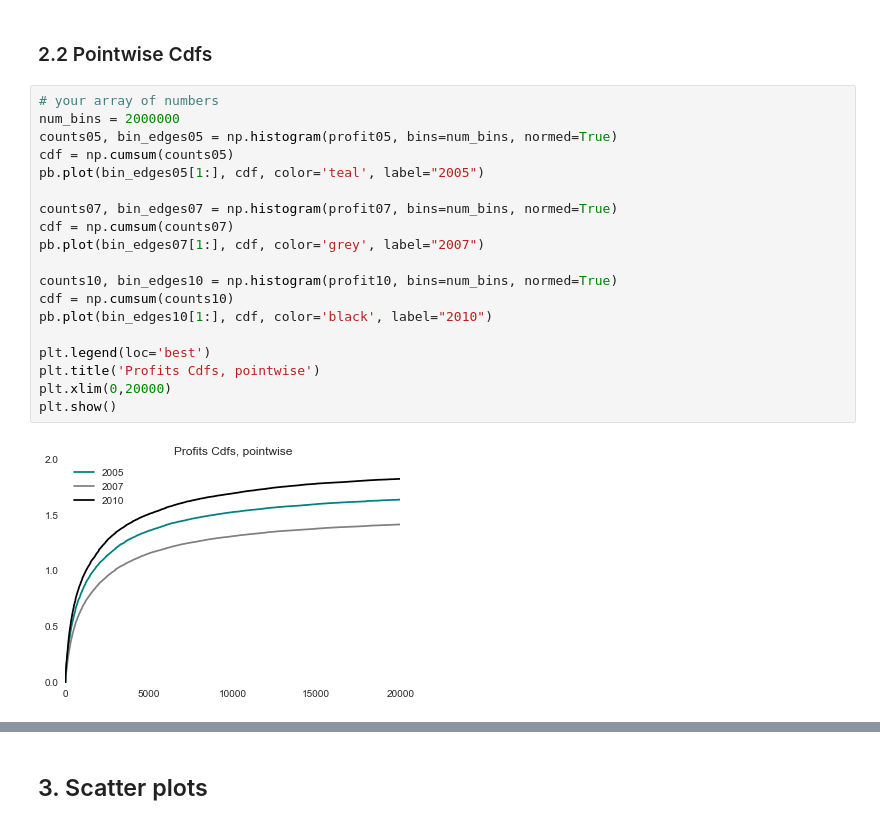
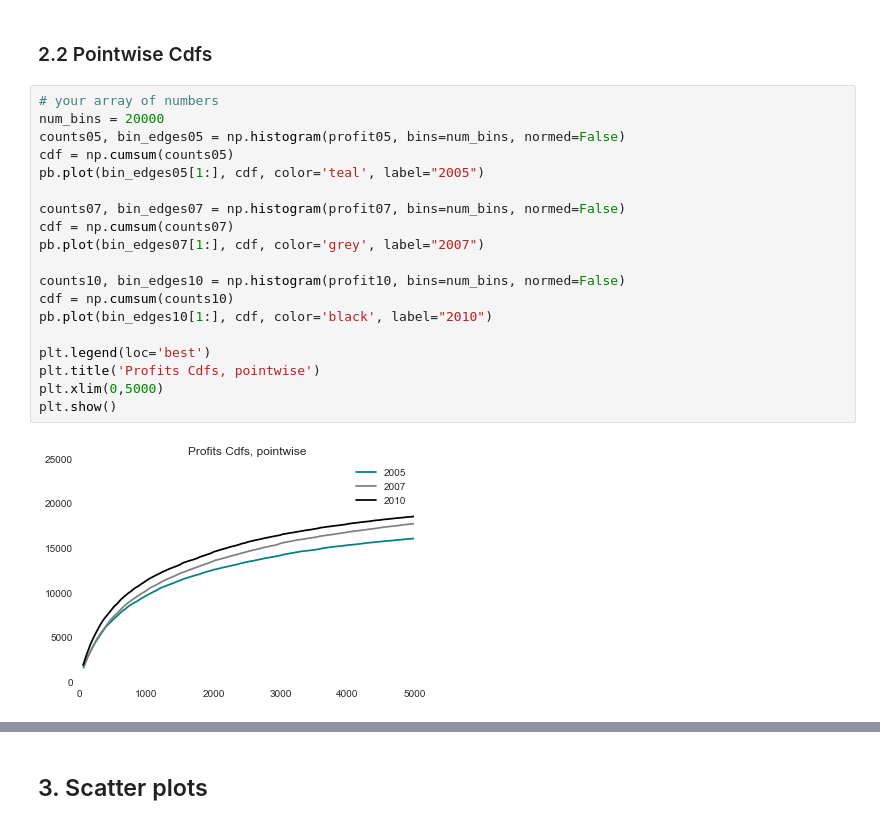
Before and after one commit to davidrpugh/assortative-matching-large-firms, a Jupyter notebook: Distributions Data.ipynb, the cells around one changed output, grey strips where cells are left out. Saved outputs shown, nothing was run; the diff lists cells and outputs as text.

```diff
--- a/Distributions Data.ipynb
+++ b/Distributions Data.ipynb
@@ -232,22 +236,22 @@ Mean 2005: 2.32297348327, Mean 2007: 2.27875314863, Mean 2010: 2.5641845209
 ### 2.2 Pointwise Cdfs
 # %%
 # your array of numbers
-num_bins = 2000000
-counts05, bin_edges05 = np.histogram(profit05, bins=num_bins, normed=True)
+num_bins = 20000
+counts05, bin_edges05 = np.histogram(profit05, bins=num_bins, normed=False)
 cdf = np.cumsum(counts05)
 pb.plot(bin_edges05[1:], cdf, color='teal', label="2005")
 
-counts07, bin_edges07 = np.histogram(profit07, bins=num_bins, normed=True)
+counts07, bin_edges07 = np.histogram(profit07, bins=num_bins, normed=False)
 cdf = np.cumsum(counts07)
 pb.plot(bin_edges07[1:], cdf, color='grey', label="2007")
 
-counts10, bin_edges10 = np.histogram(profit10, bins=num_bins, normed=True)
+counts10, bin_edges10 = np.histogram(profit10, bins=num_bins, normed=False)
 cdf = np.cumsum(counts10)
 pb.plot(bin_edges10[1:], cdf, color='black', label="2010")
 
 plt.legend(loc='best')
 plt.title('Profits Cdfs, pointwise')
-plt.xlim(0,20000)
+plt.xlim(0,5000)
 plt.show()
 # %% [output]
-[figure, old version]
+[figure, new version]
```
Also changed, not shown: parts of 9 cells of this notebook.
